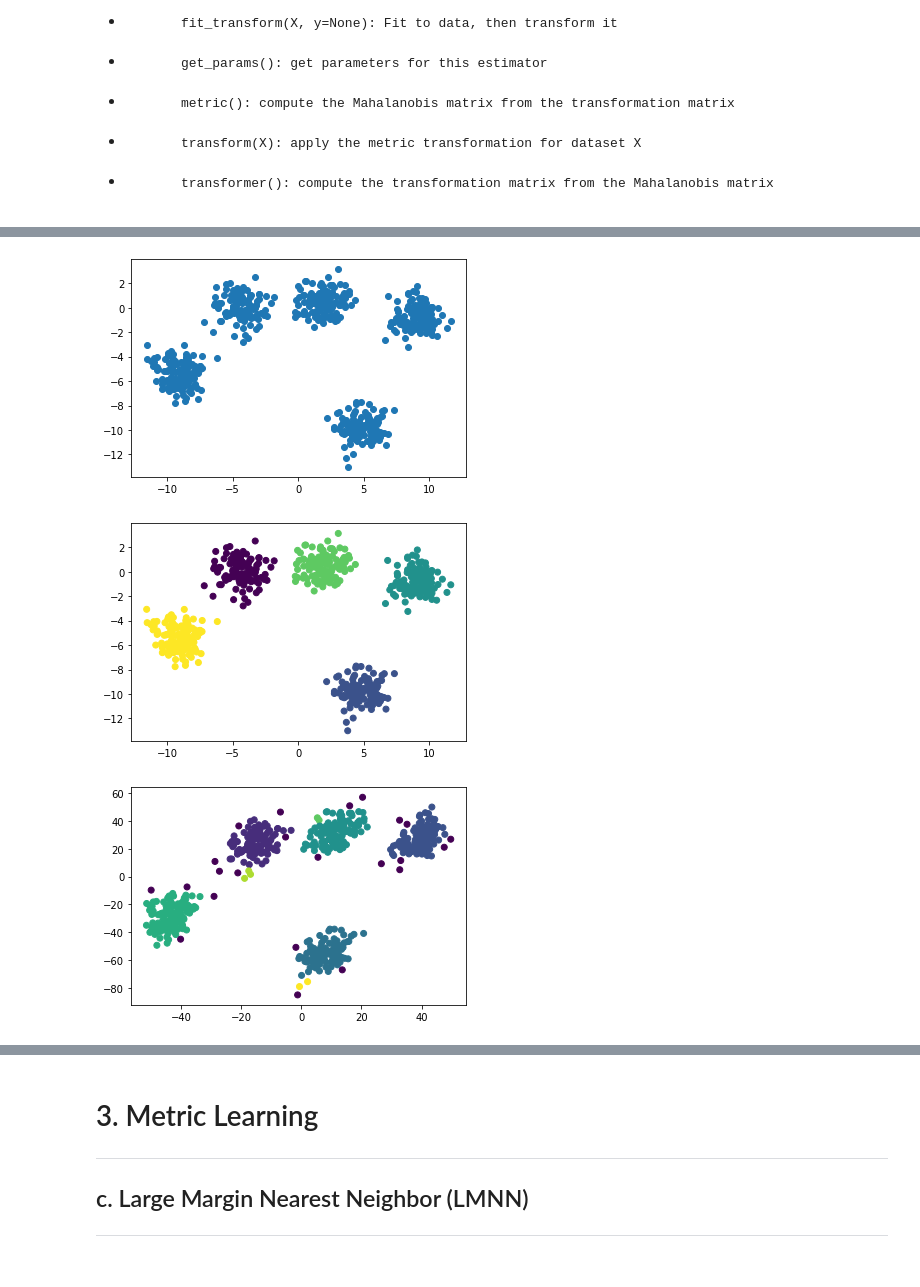
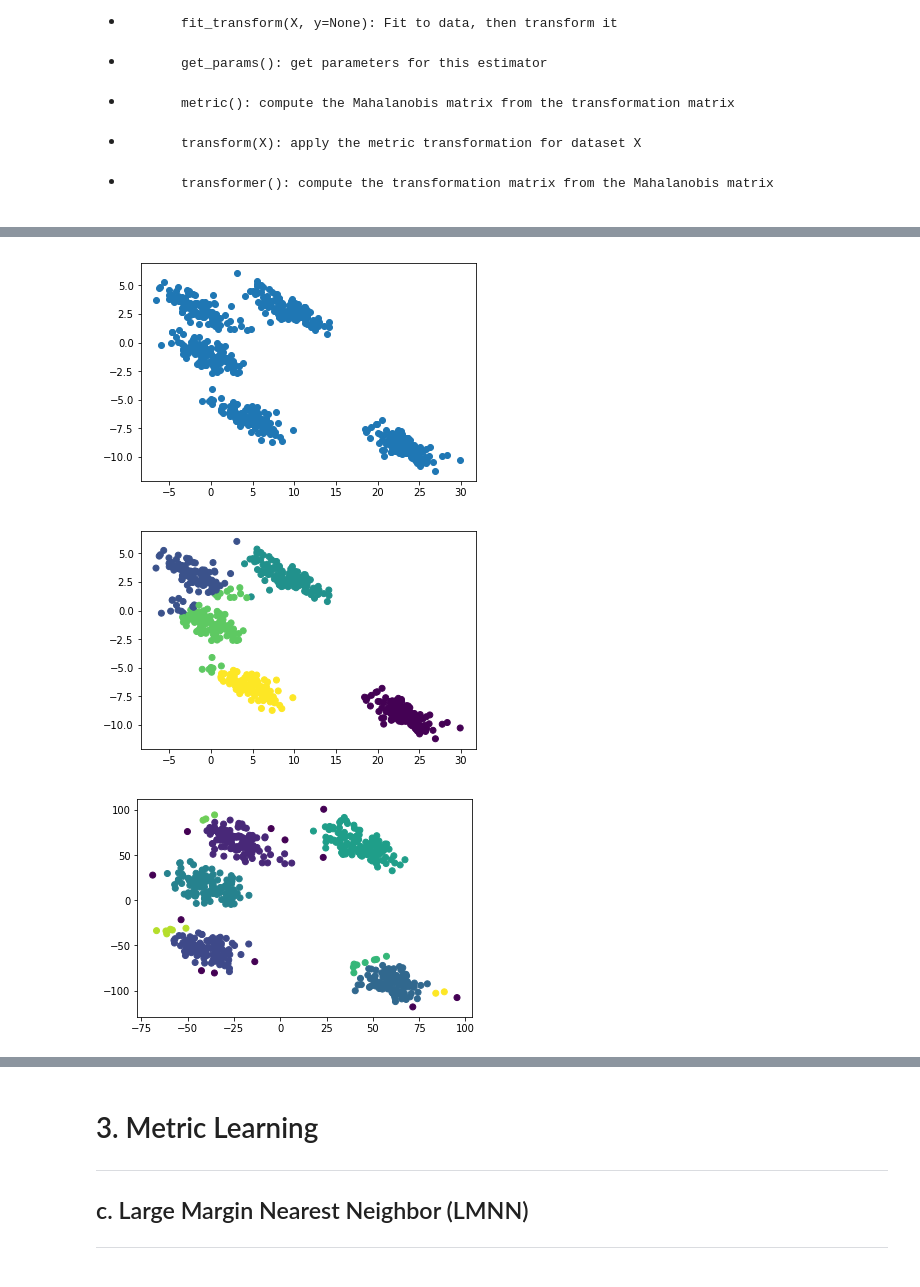
Before and after one commit to jihoon-ko/samsung-ds, a Jupyter notebook: Lab 2 Notebook_metric learning (solution).ipynb, the cells around one changed output, grey strips where cells are left out. Cells and saved outputs as stored; diff of their text form; code cells hidden in the pictures.

```diff
--- a/Lab 2 Notebook_metric learning (solution).ipynb
+++ b/Lab 2 Notebook_metric learning (solution).ipynb
@@ -160,17 +160,20 @@ plt.show()
 # %%
 # Ex 3.b.2: Effects of NCA on Kmeans
 
 # The aim of this exercise is to see the effect of NCA on data and performance of Kmeans clustering
 
 # Generate the data
 X, y = make_blobs(random_state=170, n_samples=600, centers = 5)
-rng = np.random.RandomState(74)
+rng = np.random.RandomState(72)
+# transform the data to be stretched
+transformation = rng.normal(size=(2, 2))
+X = np.dot(X, transformation)
 
 # Visualize the data
 plt.scatter(X[:,0], X[:,1])
 plt.show()
 # %% [output]
-[figure, old version]
+[figure, new version]
 # %%
 # Ex 3.b.2: Effects of NCA on Kmeans (cont)
 
@@ -185,7 +188,7 @@ y_pred = kmeans.fit_predict(X)
 plt.scatter(X[:,0], X[:,1], c= y_pred)
 plt.show()
 # %% [output]
-[figure, old version]
+[figure, new version]
 # %%
 # Ex 3.b.2: Effects of NCA on Kmeans (cont)
 
@@ -220,7 +223,7 @@ X_transformed = nca.transform(X)
 plt.scatter(X_transformed[:, 0], X_transformed[:, 1], c=y_pred)
 plt.show()
 # %% [output]
-[figure, old version]
+[figure, new version]
 # %%
 # Ex 3.b.2: Effects of NCA on Kmeans (cont)
 
```
Also changed, not shown: parts of 10 cells of this notebook.
